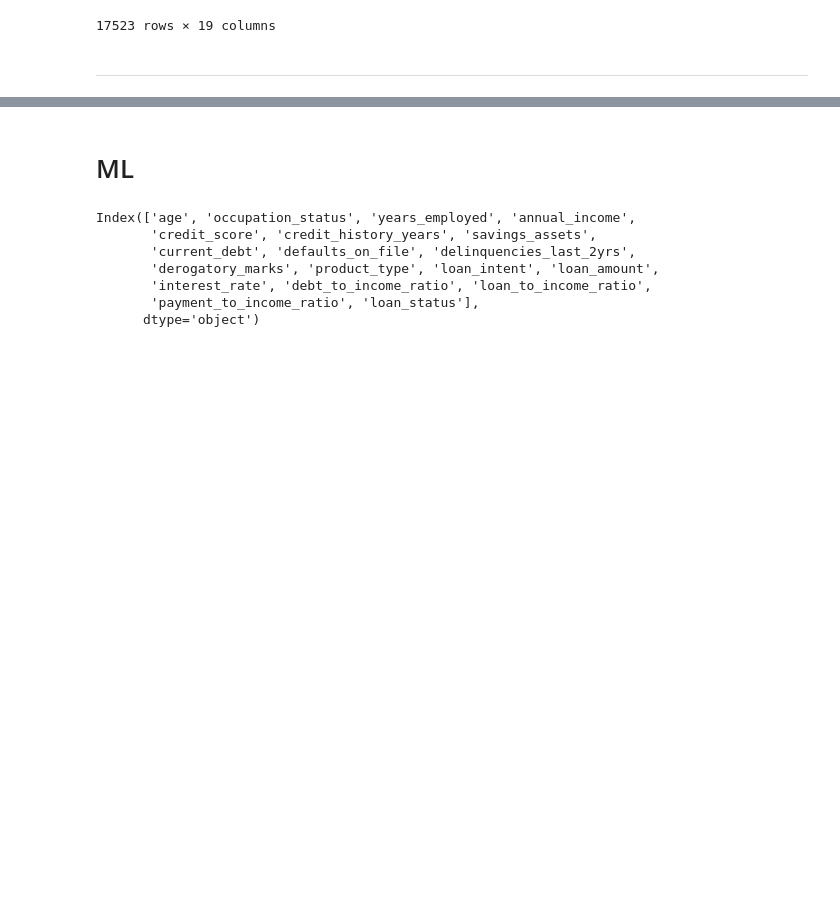
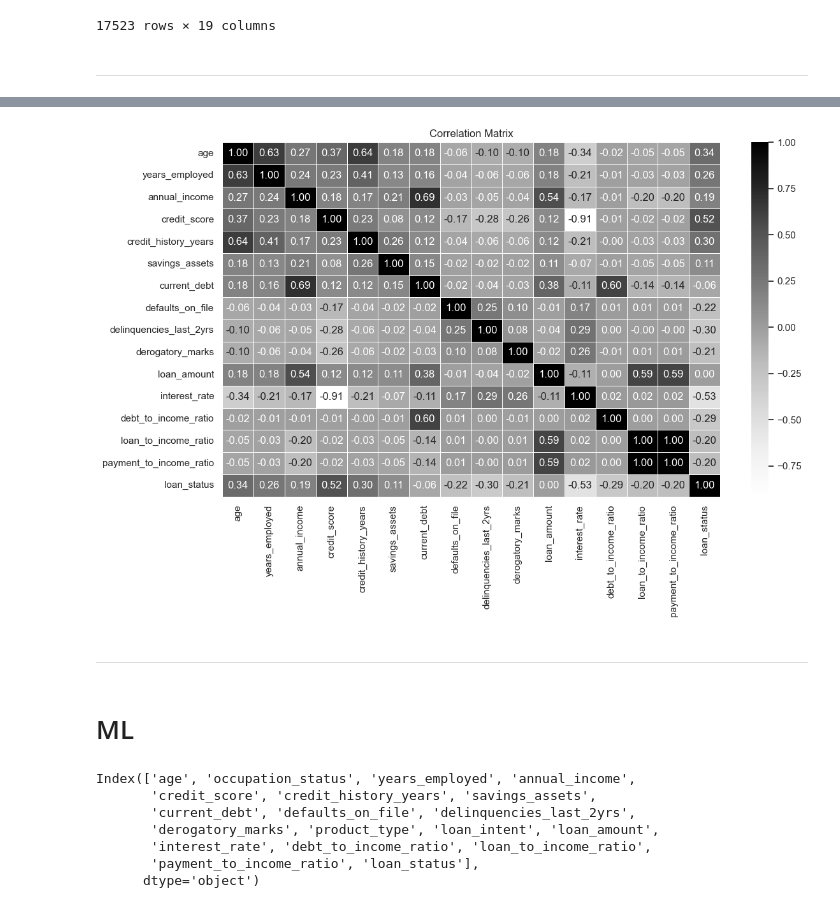
Before and after one commit to ppmelch/Credit_Model, a Jupyter notebook: notebooks/notebook.ipynb, the cells around one changed output, grey strips where cells are left out. Drawn from its saved outputs; the diff is of its cells as text; code cells hidden in the pictures; blank space fills up the shorter version.

Commit message:
feat: Update business logic and risk calculator; add variable distribution visualization

```diff
--- a/notebooks/notebook.ipynb
+++ b/notebooks/notebook.ipynb
@@ -80,0 +85,4 @@ df
+# %%
+df = pd.read_csv("dataset.csv")
+df = df.drop(columns=["Unnamed: 0"], errors="ignore")
+df.keys()
@@ -81,3 +117,42 @@ df
+# %%
+def plot_correlation():
+
+    df = pd.read_csv("dataset.csv")
+
+    df = df.drop(columns=["Unnamed: 0"], errors="ignore")
+
+    cols = [
+        'age', 'years_employed', 'annual_income',
+            'credit_score', 'credit_history_years', 'savings_assets',
+            'current_debt', 'defaults_on_file', 'delinquencies_last_2yrs',
+            'derogatory_marks', 'loan_amount',
+            'interest_rate', 'debt_to_income_ratio', 'loan_to_income_ratio',
+            'payment_to_income_ratio', 'loan_status']
+
+    corr_matrix = df[cols].corr()
+
+    # Plot
+    plt.figure(figsize=(12, 8))
+
+    sns.heatmap(
+        corr_matrix,
+        annot=True,
+        cmap="Greys",
+        fmt=".2f",
+        linewidths=0.5,
+        cbar=True
+    )
+
+    plt.title("Correlation Matrix")
+    plt.tight_layout()
+    plt.show()
+
+
+plot_correlation()
+# %% [output]
+[figure, added]
+# %% [markdown]
+---
 # %%
 
 import pandas as pd
```
Also changed, not shown: parts of 11 cells of this notebook, 6 other files.
